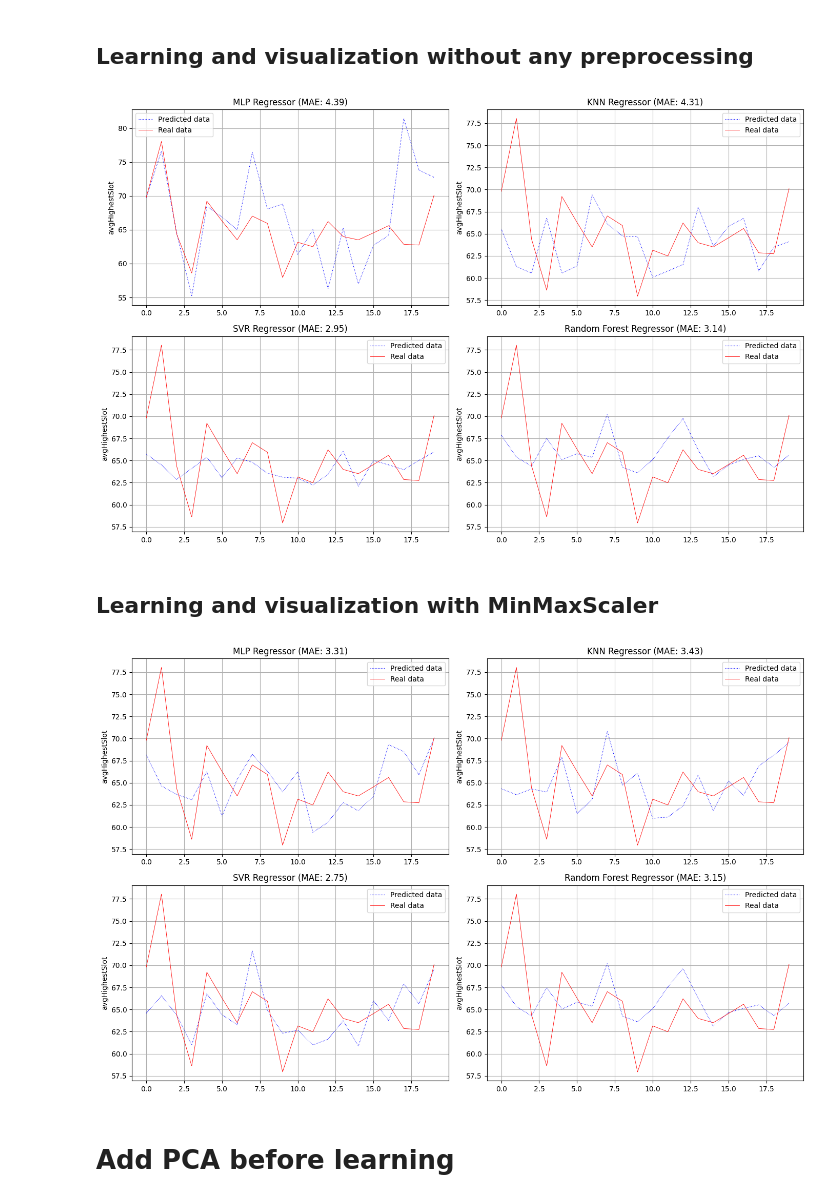
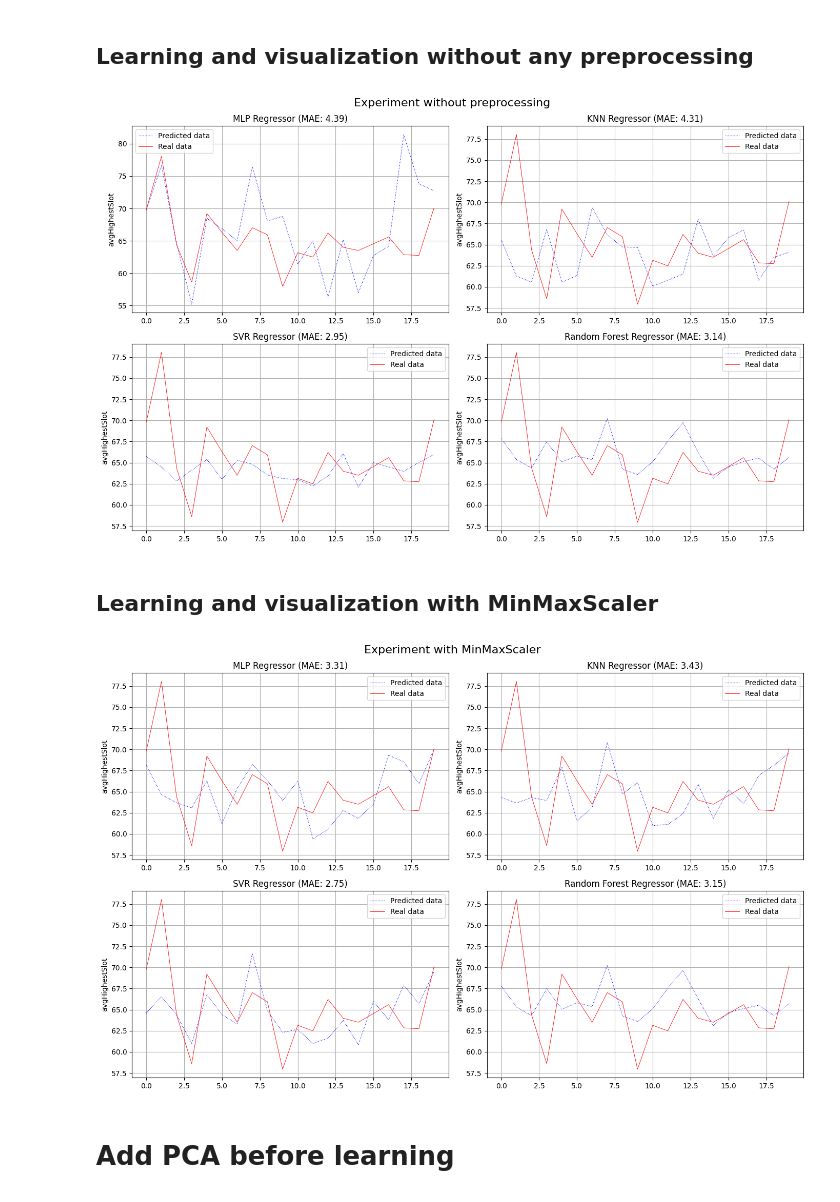
Before and after one commit to pawel150199/network-traffic-prediction, a Jupyter notebook: standarization.ipynb, the cells around one changed output. Drawn from its saved outputs; the diff is of its cells as text; code cells hidden in the pictures.

```diff
--- a/standarization.ipynb
+++ b/standarization.ipynb
@@ -5,7 +5,8 @@ import numpy as np
 import os
 
 def import_data(directory: str) -> None:
-    """Load all data to learning from specific directory
+    """
+    Load all data to learning from specific directory
 
     Args:
         directory (str): directory where all data are stored
@@ -41,13 +46,9 @@ from sklearn.neural_network import MLPRegressor
 from sklearn.neighbors import KNeighborsRegressor
 from sklearn.svm import SVR
 from sklearn.ensemble import RandomForestRegressor
-from sklearn.metrics import accuracy_score
-from sklearn.model_selection import train_test_split
 import warnings
 
 warnings.filterwarnings("ignore")
-
-X_train, X_test, y_train, y_test = train_test_split(data, results, test_size=0.2, random_state=1410)
 
 # MLP
 mlp = MLPRegressor(hidden_layer_sizes=5, batch_size=10, random_state=1410, warm_start=True)
@@ -108,10 +109,11 @@ ax[1,1].set_title(f"Random Forest Regressor (MAE: {round(mae_rfr, 2)})")
 ax[1,1].legend()
 ax[1,1].grid()
 
+plt.suptitle("Experiment without preprocessing", fontsize=16)
 plt.tight_layout()
 plt.show()
 # %% [output]
-[figure, old version]
+[figure, new version]
 # %% [markdown]
 ## Learning and visualization with MinMaxScaler
 # %%
@@ -128,43 +130,35 @@ import warnings
 
 warnings.filterwarnings("ignore")
 
-# Load data
-data, results = import_data("Euro28")
-data = data.reshape(100,300)
-results = results[:, 1]
-
-# Split data
-X_train, X_test, y_train, y_test = train_test_split(data, results, test_size=0.2, random_state=1410)
-
 mms = MinMaxScaler()
 mms.fit(X_train, y_train)
 
-X_train = mms.transform(X_train)
-X_test = mms.transform(X_test)
+X_train_t = mms.transform(X_train)
+X_test_t = mms.transform(X_test)
 
 
 # MLP
 mlp = MLPRegressor(hidden_layer_sizes=5, batch_size=10, random_state=1410, warm_start=True)
-mlp.fit(X_train, y_train)
-y_pred_mlp = mlp.predict(X_test)
+mlp.fit(X_train_t, y_train)
+y_pred_mlp = mlp.predict(X_test_t)
 mae_mlp = mean_absolute_error(y_test, y_pred_mlp)
 
 # KNN
 knn = KNeighborsRegressor()
-knn.fit(X_train, y_train)
-y_pred_knn = knn.predict(X_test)
+knn.fit(X_train_t, y_train)
+y_pred_knn = knn.predict(X_test_t)
 mae_knn = mean_absolute_error(y_test, y_pred_knn)
 
 # SVR
 svr = SVR(kernel="poly")
-svr.fit(X_train, y_train)
-y_pred_svr = svr.predict(X_test)
+svr.fit(X_train_t, y_train)
+y_pred_svr = svr.predict(X_test_t)
 mae_svr = mean_absolute_error(y_test, y_pred_svr)
 
 # RFR
 rfr = RandomForestRegressor(random_state=1410)
-rfr.fit(X_train, y_train)
-y_pred_rfr = rfr.predict(X_test)
+rfr.fit(X_train_t, y_train)
+y_pred_rfr = rfr.predict(X_test_t)
 mae_rfr = mean_absolute_error(y_test, y_pred_rfr)
 
 # Show results
@@ -178,34 +172,35 @@ ax[0,0].set_title(f"MLP Regressor (MAE: {round(mae_mlp, 2)})")
 ax[0,0].legend()
 ax[0,0].grid()
 
 # KNN
 ax[0,1].plot(y_pred_knn, color="blue", linewidth=0.8, linestyle="dotted", label="Predicted data")
 ax[0,1].plot(y_test, color="red", linewidth=0.6, label="Real data")
 ax[0,1].set_ylabel("avgHighestSlot")
 ax[0,1].set_title(f"KNN Regressor (MAE: {round(mae_knn, 2)})")
 ax[0,1].legend()
 ax[0,1].grid()
 
 # SVR
 ax[1,0].plot(y_pred_svr, color="blue", linewidth=0.8, linestyle="dotted", label="Predicted data")
 ax[1,0].plot(y_test, color="red", linewidth=0.6, label="Real data")
 ax[1,0].set_ylabel("avgHighestSlot")
 ax[1,0].set_title(f"SVR Regressor (MAE: {round(mae_svr, 2)})")
 ax[1,0].legend()
 ax[1,0].grid()
 
 # Random Forest Regressor
 ax[1,1].plot(y_pred_rfr, color="blue", linewidth=0.8, linestyle="dotted", label="Predicted data")
 ax[1,1].plot(y_test, color="red", linewidth=0.6, label="Real data")
 ax[1,1].set_ylabel("avgHighestSlot")
 ax[1,1].set_title(f"Random Forest Regressor (MAE: {round(mae_rfr, 2)})")
 ax[1,1].legend()
 ax[1,1].grid()
 
+plt.suptitle("Experiment with MinMaxScaler", fontsize=16)
 plt.tight_layout()
 plt.show()
 # %% [output]
-[figure, old version]
+[figure, new version]
 # %% [markdown]
 # Add PCA before learning
 # %%
```
Also changed, not shown: parts of 2 cells of this notebook, 6 other files.
